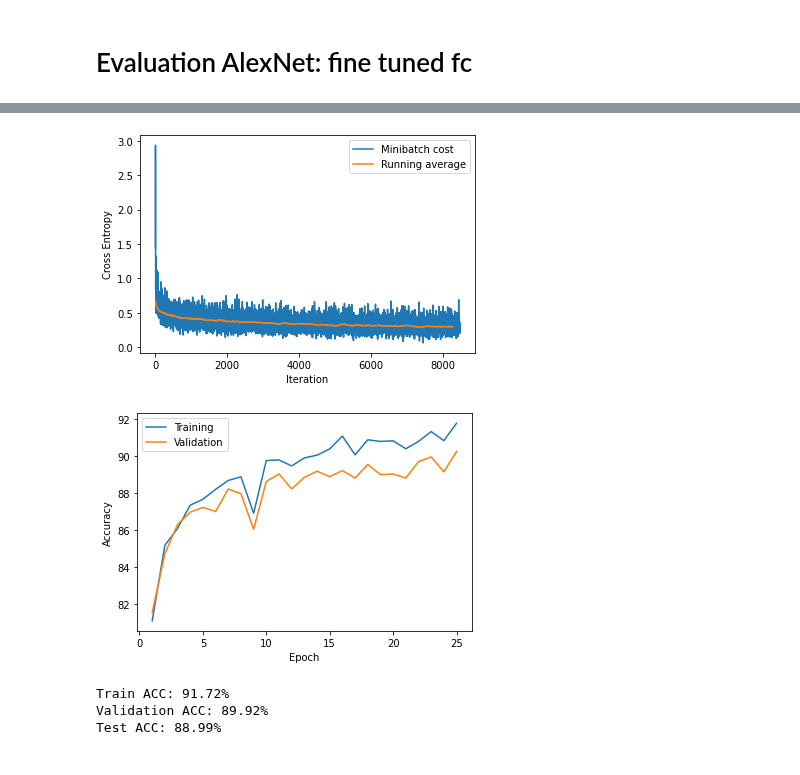
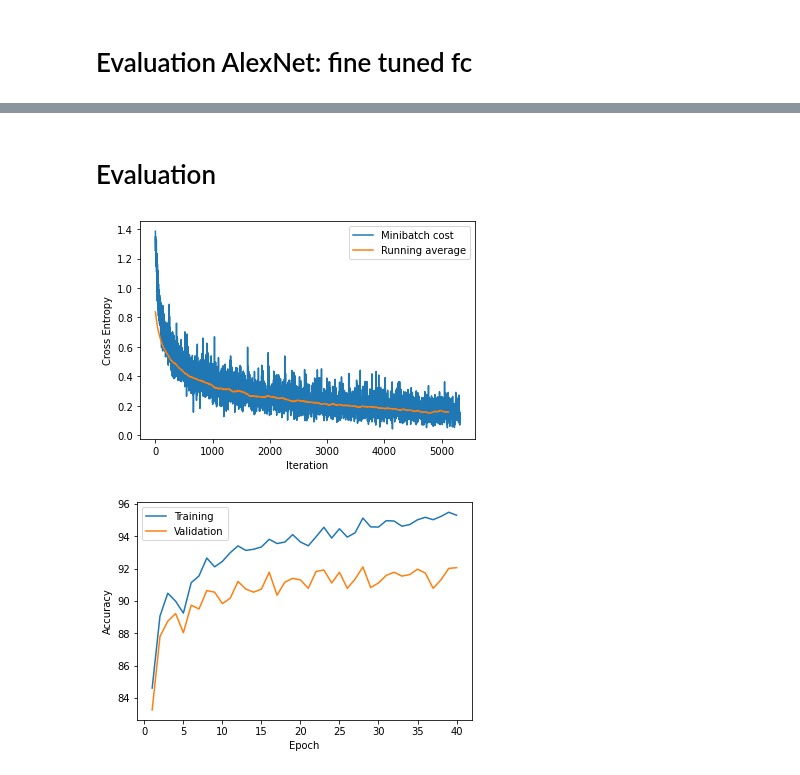
Before and after one commit to JasmineWang553/Stat-453-Chest-X-ray-Data, a Jupyter notebook: AlexNet.ipynb, the cells around one changed output, grey strips where cells are left out. Drawn from its saved outputs; the diff is of its cells as text; code cells hidden in the pictures.

```diff
--- a/AlexNet.ipynb
+++ b/AlexNet.ipynb
@@ -38,8 +38,8 @@ from data_loading_functions import split_train_test_loaders, show_img
 # %% [markdown]
 # Load Data and Preprocessing
 # %%
-dataset_path = '.\\Combined_data'
-datas, train_loader, valid_loader, test_loader = split_train_test_loaders(dataset_path)
+dataset_path = '.\\COVID-19_Radiography_Dataset'
+datas, train_loader, valid_loader, test_loader = split_train_test_loaders(dataset_path, 128)
 # %% [markdown]
 # Display Images
 # %%
@@ -106,8 +106,8 @@ Length of Testing: 2707
 # Hyperparameters
 RANDOM_SEED = 1
 LEARNING_RATE = 0.0005
-BATCH_SIZE = 64
-NUM_EPOCHS = 25
+BATCH_SIZE = 128
+NUM_EPOCHS = 40
 
 # Architecture
 NUM_FEATURES = 224*224
@@ -212,27 +225,15 @@ print(f'Test ACC: {test_acc:.2f}%')
 # %%
-model_ft = torchvision.models.alexnet(pretrained=True)
+model_scratch = torchvision.models.alexnet(pretrained=False)
 
-for name, child in model_ft.named_children():
-    if name in ['classifier']:
-        for param in child.parameters():
-            param.requires_grad = True
-    else:
-        for param in child.parameters():
-            param.requires_grad = False
-
-#train last layer
-for param in model_ft.features[-1:].parameters():
-    param.requires_grad = True
-
-model_ft.classifier[6] = nn.Linear(in_features=4096, out_features=4, bias=True)
-
+model_scratch.classifier[4] = nn.Linear(in_features=4096, out_features=2048, bias=True)
+model_scratch.classifier[6] = nn.Linear(in_features=2048, out_features=4, bias=True)
 
 torch.manual_seed(RANDOM_SEED)
-model_ft.to(DEVICE)
+model_scratch.to(DEVICE)
 
-optimizer = torch.optim.Adam(model_ft.parameters(), lr=LEARNING_RATE)
+optimizer = torch.optim.Adam(model_scratch.parameters(), lr=LEARNING_RATE)
 
-minibatch_loss_list_ft, train_acc_list_ft, valid_acc_list_ft = train_model(num_epochs = NUM_EPOCHS, model = model_ft,
+minibatch_loss_list_scratch, train_acc_list_scratch, valid_acc_list_scratch = train_model(num_epochs = NUM_EPOCHS, model = model_scratch,
                                                                 optimizer = optimizer, device = DEVICE,
                                                                 train_loader = train_loader, valid_loader=valid_loader,
                                                                 test_loader = test_loader, logging_interval=50)
@@ -257,45 +258,25 @@ Test accuracy 88.99%
+# %% [markdown]
+
+# Evaluation
 # %%
-plt.plot(minibatch_loss_list_ft, label='Minibatch cost')
-plt.plot(np.convolve(minibatch_loss_list_ft,
+plt.plot(minibatch_loss_list_scratch, label='Minibatch cost')
+plt.plot(np.convolve(minibatch_loss_list_scratch,
                      np.ones(200,)/200, mode='valid'),
          label='Running average')
 
 plt.ylabel('Cross Entropy')
 plt.xlabel('Iteration')
 plt.legend()
 plt.show()
 # %% [output]
-[figure, old version]
+[figure, new version]
 # %%
-plt.plot(np.arange(1, NUM_EPOCHS+1), train_acc_list_ft, label='Training')
-plt.plot(np.arange(1, NUM_EPOCHS+1), valid_acc_list_ft, label='Validation')
+plt.plot(np.arange(1, NUM_EPOCHS+1), train_acc_list_scratch, label='Training')
+plt.plot(np.arange(1, NUM_EPOCHS+1), valid_acc_list_scratch, label='Validation')
 
 plt.xlabel('Epoch')
 plt.ylabel('Accuracy')
 plt.legend()
 plt.show()
 # %% [output]
-[figure, old version]
+[figure, new version]
-# %%
-with torch.set_grad_enabled(False):
-
-    train_acc = compute_accuracy(model=model_ft,
-                                 data_loader=train_loader,
-                                 device=DEVICE)
-
-    test_acc = compute_accuracy(model=model_ft,
-                                data_loader=test_loader,
-                                device=DEVICE)
-
-    valid_acc = compute_accuracy(model=model_ft,
-                                 data_loader=valid_loader,
-                                 device=DEVICE)
-
-
-print(f'Train ACC: {train_acc:.2f}%')
-print(f'Validation ACC: {valid_acc:.2f}%')
-print(f'Test ACC: {test_acc:.2f}%')
-# %% [output]
-Train ACC: 91.72%
-Validation ACC: 89.92%
-Test ACC: 88.99%
```
Also changed, not shown: parts of 14 cells of this notebook, 1 other file.
